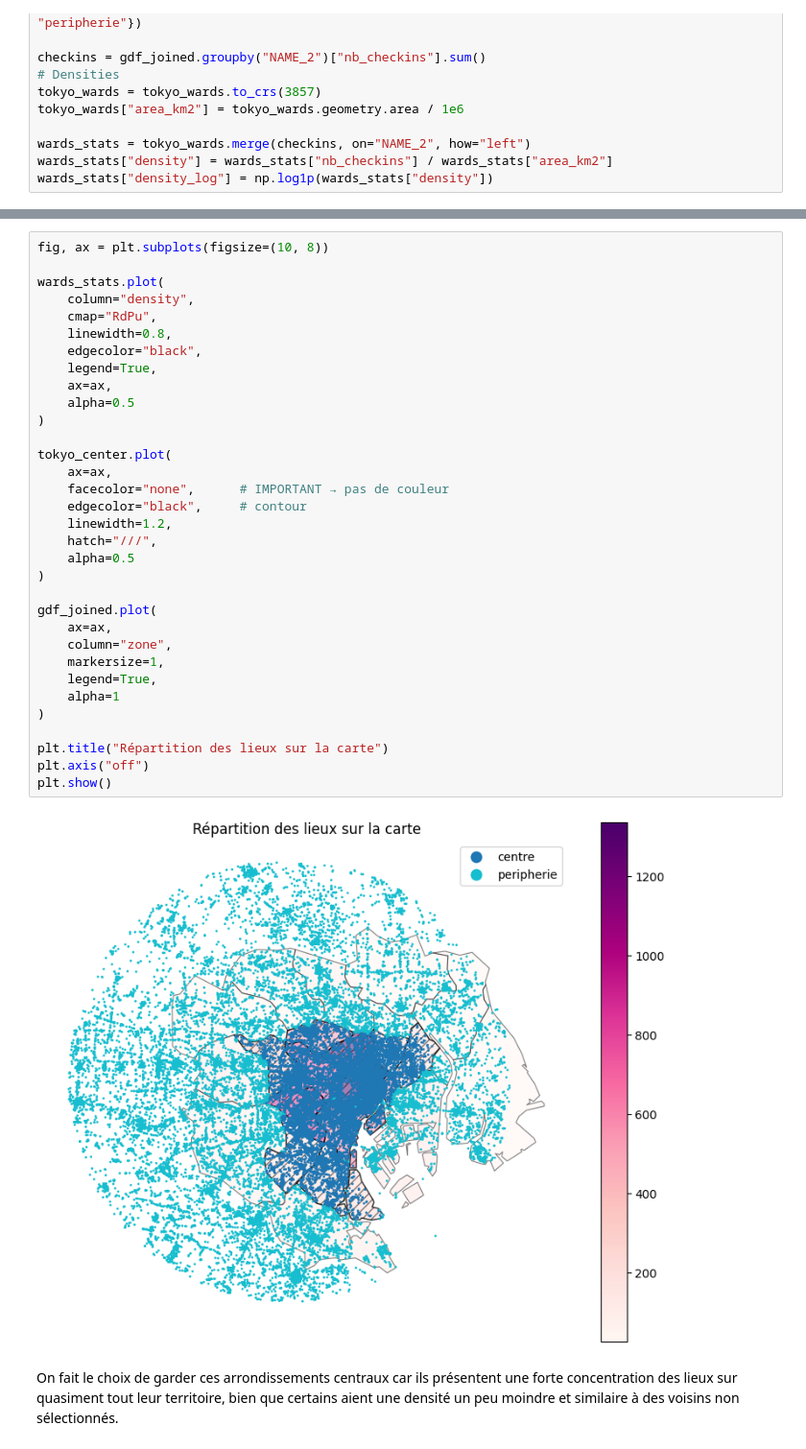
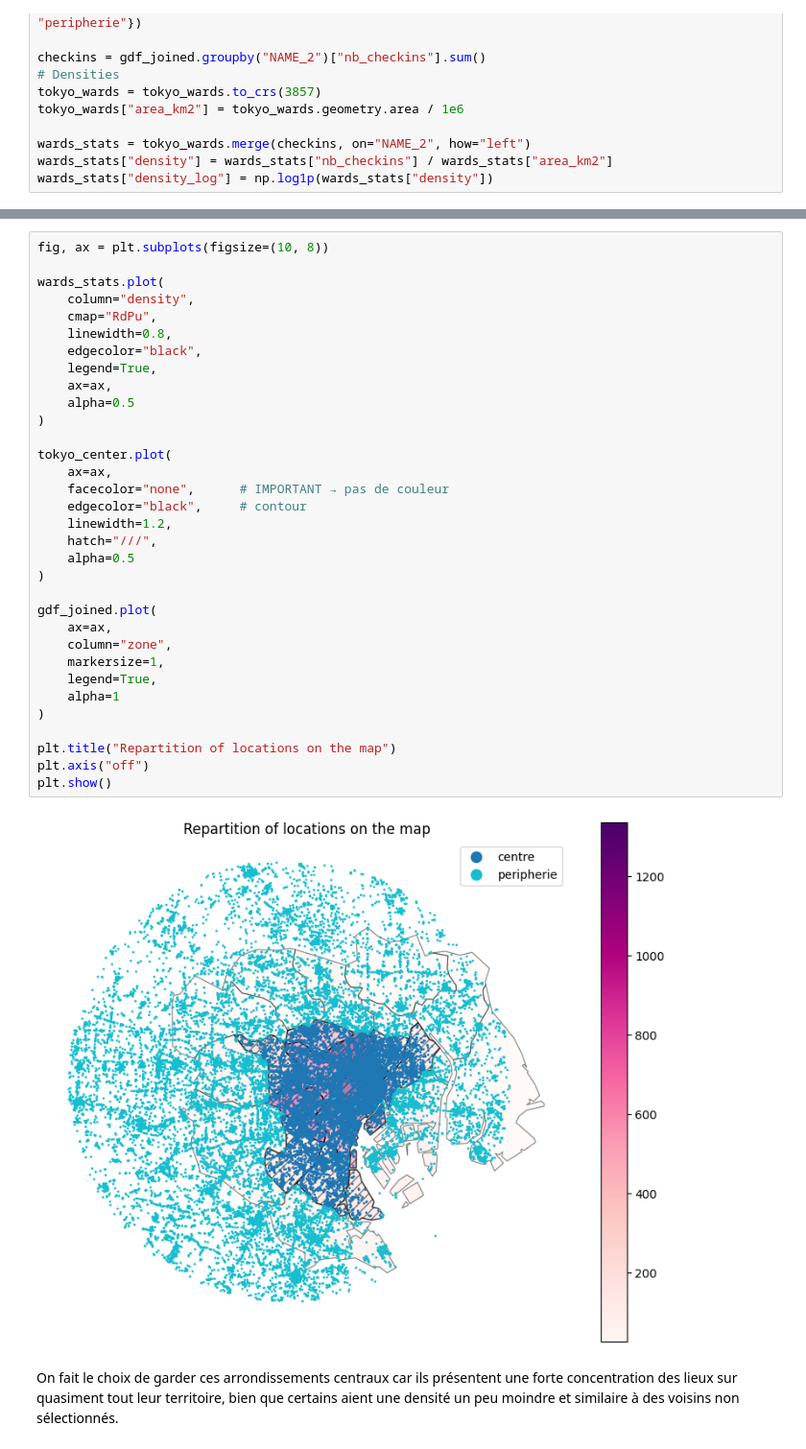
Before and after one commit to Amandine701/Networks_projet, a Jupyter notebook: notebooks/correlation_geo.ipynb, the cells around one changed output, grey strips where cells are left out. Shown at 96% size. Saved outputs shown, nothing was run; the diff lists cells and outputs as text.

```diff
--- a/notebooks/correlation_geo.ipynb
+++ b/notebooks/correlation_geo.ipynb
@@ -133,35 +133,35 @@ fig, ax = plt.subplots(figsize=(10, 8))
 wards_stats.plot(
     column="density",
     cmap="RdPu",
     linewidth=0.8,
     edgecolor="black",
     legend=True,
     ax=ax,
     alpha=0.5
 )
 
 tokyo_center.plot(
     ax=ax,
     facecolor="none",      # IMPORTANT → pas de couleur
     edgecolor="black",     # contour
     linewidth=1.2,
     hatch="///",
     alpha=0.5
 )
 
 gdf_joined.plot(
     ax=ax,
     column="zone",
     markersize=1,
     legend=True,
     alpha=1
 )
 
-plt.title("Répartition des lieux sur la carte")
+plt.title("Repartition of locations on the map")
 plt.axis("off")
 plt.show()
 # %% [output]
-[figure, old version]
+[figure, new version]
 # %% [markdown]
 On fait le choix de garder ces arrondissements centraux car ils présentent une forte concentration des lieux sur quasiment tout leur territoire, bien que certains aient une densité un peu moindre et similaire à des voisins non sélectionnés.
 # %%
```
Also changed, not shown: parts of 2 cells of this notebook.
